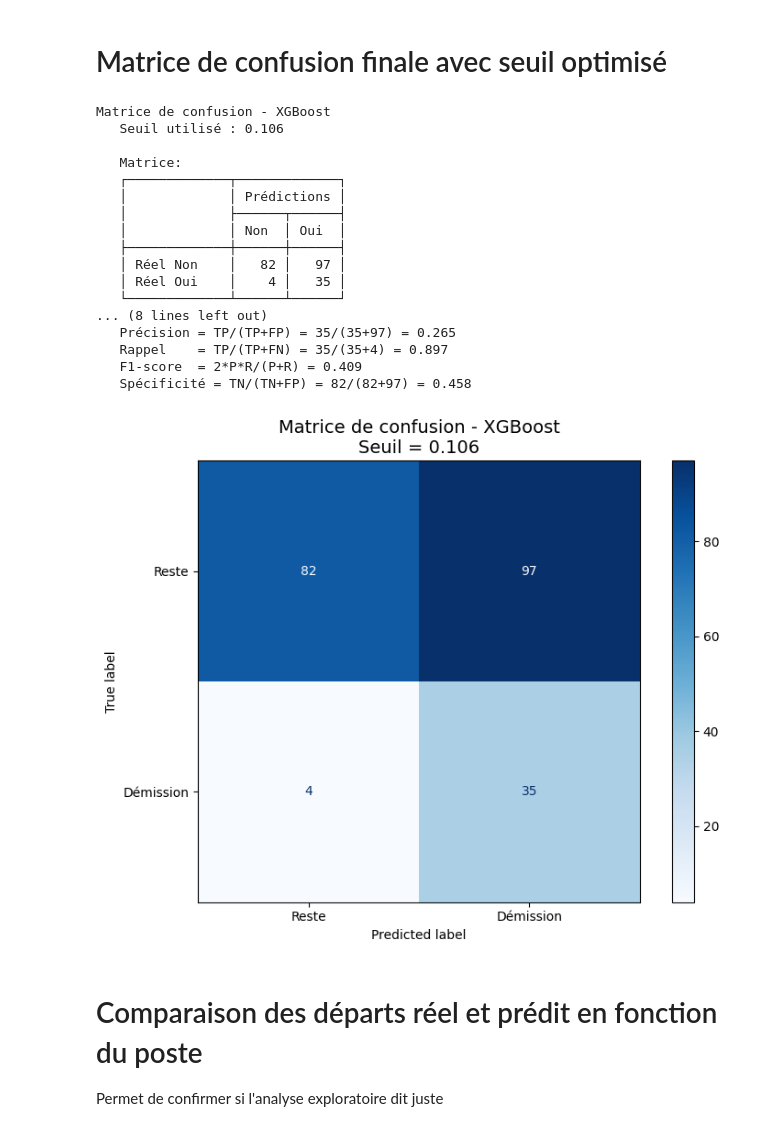
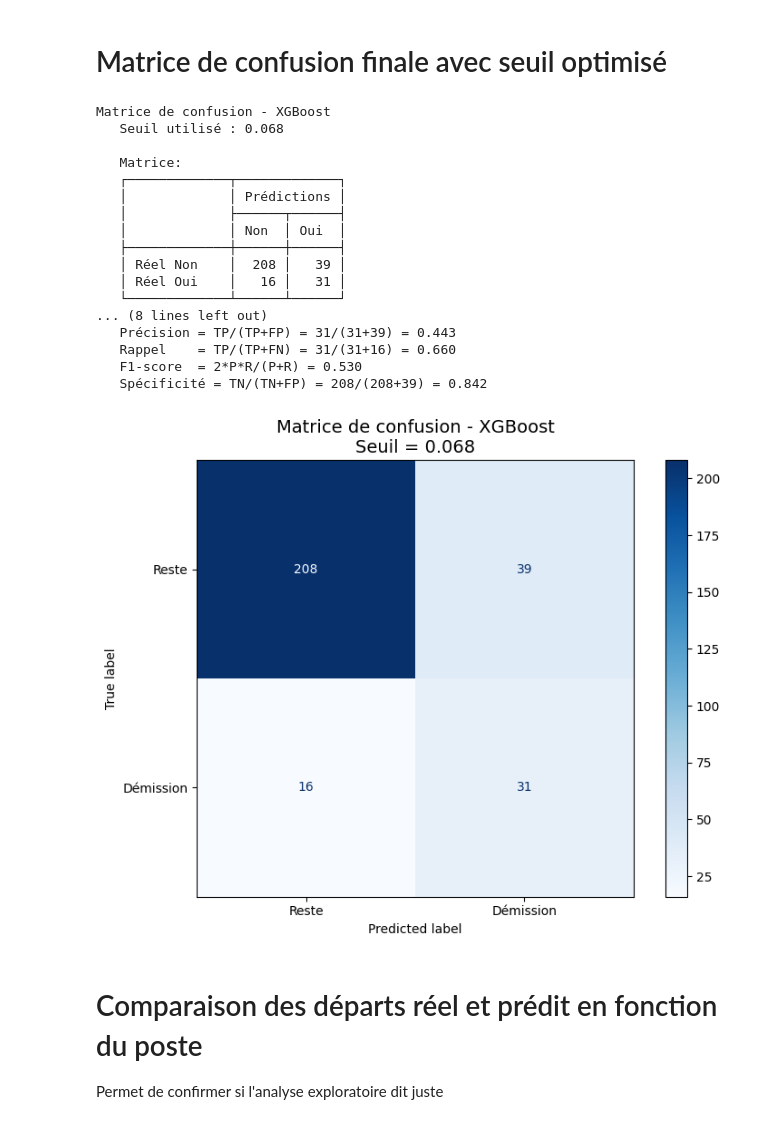
Before and after one commit to Ace4teaM/OCR-NovaTech, a Jupyter notebook: 3.modelisations.ipynb, the cells around one changed output. Saved outputs shown, nothing was run; the diff lists cells and outputs as text; code cells hidden in the pictures.

```diff
--- a/3.modelisations.ipynb
+++ b/3.modelisations.ipynb
@@ -772,12 +573,14 @@ Taille du jeu de test : 218 lignes
 # %%
-class InitialTrain(BaseTrain):
-    def before(self):
-        return None
+passInst = PassTrains(df, "Entraînement initial")
 
-    def after(self):
-        return None
+passInst.add(DummyTrain())
+passInst.add(LogisticRegressionTrain())
+passInst.add(XGBoostTrain())
+passInst.add(RandomForestTrain())
+passInst.add(DecisionTreeTrain())
 
-passInst = InitialTrain("Premier entrainement")
-passInst.train_and_evaluate()
+passInst.run()
 passInst.print()
+
+passes.append(passInst)
 # %% [output]
@@ -823,12 +792,12 @@ Si non, vérifier:
 # %%
-if BaseTrain.threshold["XGBoost"] != 0.5:
+train = next((x for x in passInst.trains if isinstance(x, XGBoostTrain)), None)
+
+if train.threshold != 0.5:
     raise RuntimeError("Pour comparer le recall de cross_validate avec le model, ce dernier doit utiliser un seuil de 0.5")
 
-results = cross_validate("XGBoost", BaseTrain.Params["XGBoost"]) # seuil implicite = 0.5
+results = cross_validate(train.model, passInst.X_train, passInst.y_train) # seuil implicite = 0.5
 
-result = next((x for x in passInst.results_list if x["model"] == "XGBoost"), None)
-
-print_split_distribution([results | result])
+print_split_distribution(results | train.results)
 # %% [output]
 Validation croisée stratifié 'recall'
    Exemple : recall_cross_mean = 0.95, le modèle a un rappel moyen de 95% (capacité à détecter les vrais cas) sur les différentes stratification du jeu de test.
@@ -1453,3 +1560,7 @@ pd.DataFrame({
+# %%
+
+best_model = next((p for p in passInst.trains if p.model_name == "XGBoost"), None)
+best_pass = passInst
 # %% [markdown]
 # Export
 # %%
@@ -1643,50 +1641,47 @@ def calculer_matrices_confusion(model_name, y_true, y_proba, seuil, labels=['Res
     fig, ax = plt.subplots(figsize=(8, 6))
     disp = ConfusionMatrixDisplay(
         confusion_matrix=cm,
         display_labels=labels
     )
     disp.plot(ax=ax, cmap='Blues', values_format='d')
     ax.set_title(f'Matrice de confusion - {model_name}\nSeuil = {seuil:.3f}', fontsize=14)
     plt.tight_layout()
     plt.show()
 
     return {
         'tn': tn, 'fp': fp, 'fn': fn, 'tp': tp,
         'precision': tp/(tp+fp),
         'recall': tp/(tp+fn),
         'f1': 2*tp/(2*tp+fp+fn),
         'specificity': tn/(tn+fp)
     }
 
 # Calculer pour le meilleur modèle (XGBoost)
-result_xgb = next((x for x in passInst.results_list if x["model"] == "XGBoost"), None)
-
-if result_xgb:
-    metrics_final = calculer_matrices_confusion(
-        "XGBoost",
-        result_xgb['y'],
-        result_xgb['y_proba'],
-        seuil=BaseTrain.threshold["XGBoost"]
-    )
+metrics_final = calculer_matrices_confusion(
+    "XGBoost",
+    best_model.results['y'],
+    best_model.results['y_proba'],
+    seuil=best_model.threshold
+)
 # %% [output]
 Matrice de confusion - XGBoost
-   Seuil utilisé : 0.106
+   Seuil utilisé : 0.068
 
    Matrice:
    ┌─────────────┬─────────────┐
    │             │ Prédictions │
    │             ├──────┬──────┤
    │             │ Non  │ Oui  │
    ├─────────────┼──────┼──────┤
-   │ Réel Non    │   82 │   97 │
-   │ Réel Oui    │    4 │   35 │
+   │ Réel Non    │  208 │   39 │
+   │ Réel Oui    │   16 │   31 │
    └─────────────┴──────┴──────┘
 ... (8 lines left out)
-   Précision = TP/(TP+FP) = 35/(35+97) = 0.265
-   Rappel    = TP/(TP+FN) = 35/(35+4) = 0.897
-   F1-score  = 2*P*R/(P+R) = 0.409
-   Spécificité = TN/(TN+FP) = 82/(82+97) = 0.458
+   Précision = TP/(TP+FP) = 31/(31+39) = 0.443
+   Rappel    = TP/(TP+FN) = 31/(31+16) = 0.660
+   F1-score  = 2*P*R/(P+R) = 0.530
+   Spécificité = TN/(TN+FP) = 208/(208+39) = 0.842
-[figure, old version]
+[figure, new version]
 # %% [markdown]
 # Comparaison des départs réel et prédit en fonction du poste
 Permet de confirmer si l'analyse exploratoire dit juste
```
Also changed, not shown: parts of 71 cells of this notebook, 2 other files.
